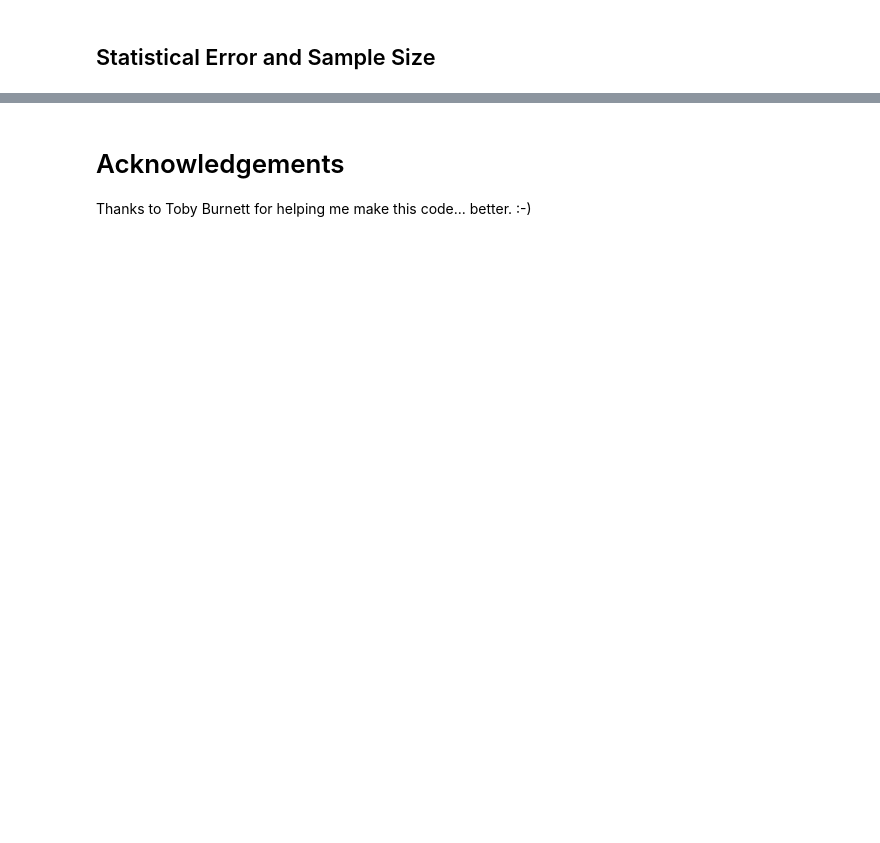
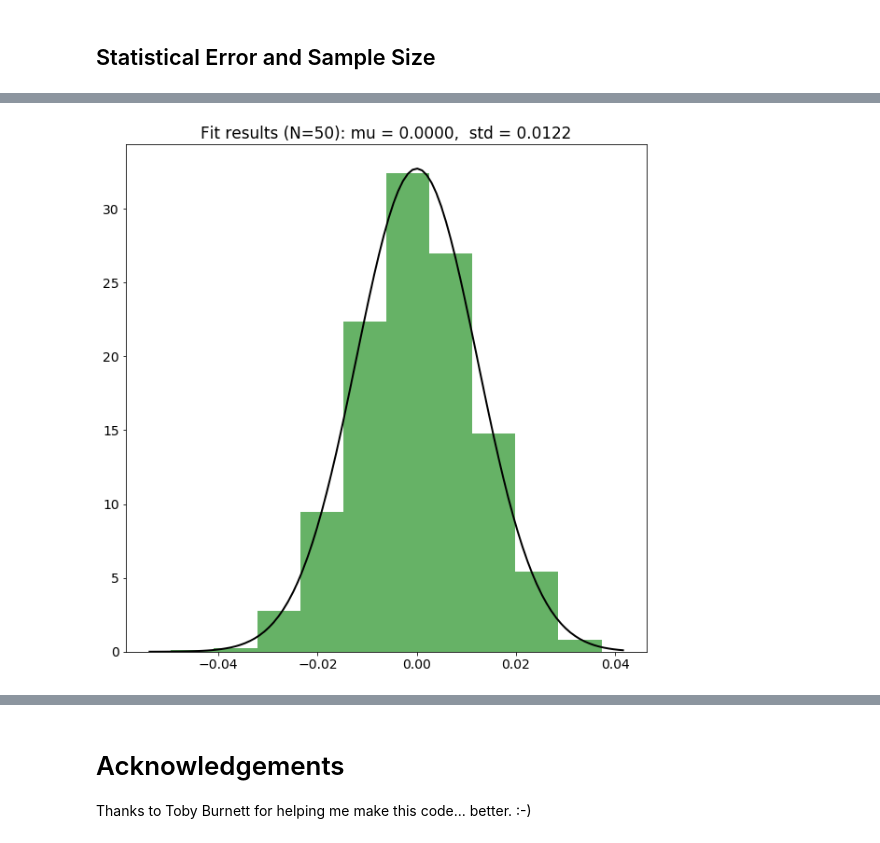
Before and after one commit to ATLASCalRatio/ABCDExplorations, a Jupyter notebook: notebooks/01 - Simple Uncorrelated.ipynb, the cells around one changed output, grey strips where cells are left out. Saved outputs shown, nothing was run; the diff lists cells and outputs as text; code cells hidden in the pictures; blank space fills up the shorter version.

```diff
--- a/notebooks/01 - Simple Uncorrelated.ipynb
+++ b/notebooks/01 - Simple Uncorrelated.ipynb
@@ -107,0 +135,4 @@ plt.grid(alpha=0.5, which='both')
+# %%
+plot_covar_histo(50)
+# %% [output]
+[figure, added]
```
Also changed, not shown: parts of 17 cells of this notebook.
